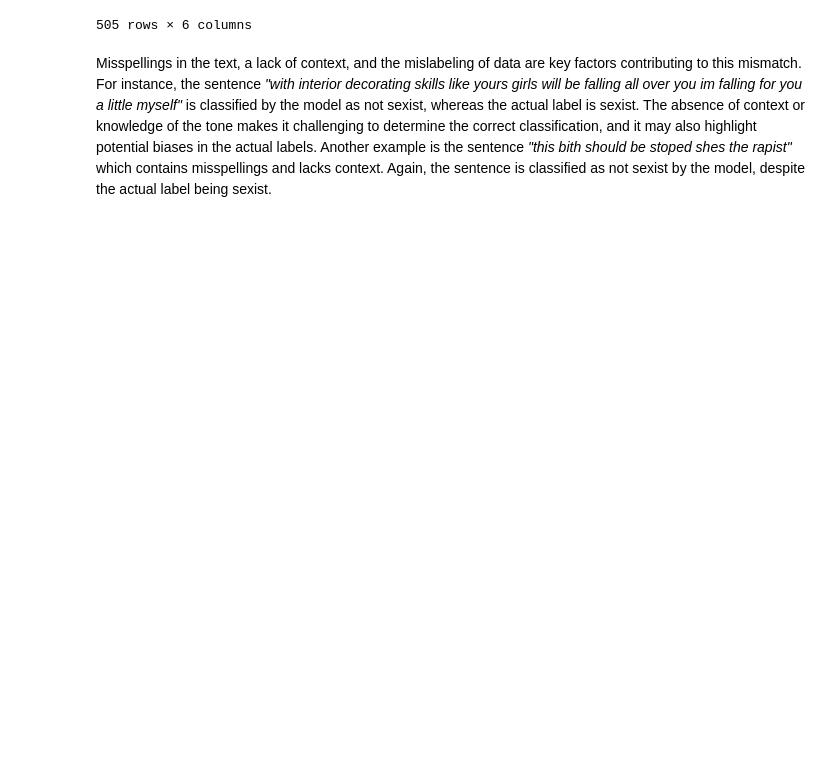
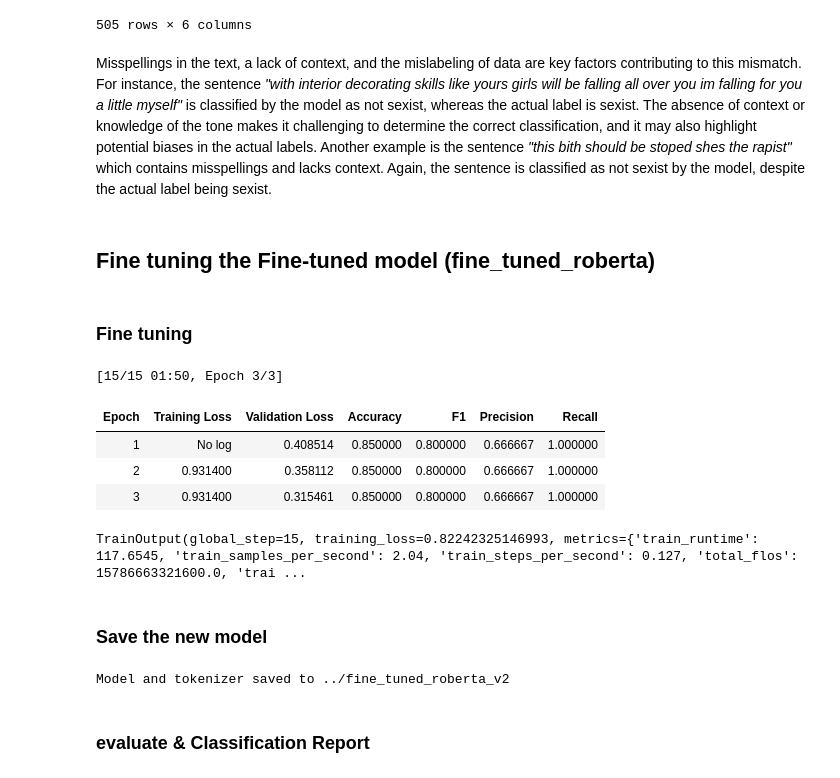
Before and after one commit to bayani2099/NLP-2025, a Jupyter notebook: Project/Code/DlModel-ROBERTA.ipynb, the cells around one changed output. Cells and saved outputs as stored; diff of their text form; code cells hidden in the pictures; blank space fills up the shorter version.

```diff
--- a/Project/Code/DlModel-ROBERTA.ipynb
+++ b/Project/Code/DlModel-ROBERTA.ipynb
@@ -294,3 +295,11 @@ mismatched_rows[columns].to_excel(output_path_mis, index=False)
 # %% [markdown]
 Misspellings in the text, a lack of context, and the mislabeling of data are key factors contributing to this mismatch. For instance, the sentence *"with interior decorating skills like yours girls will be falling all over you im falling for you a little myself"* is classified by the model as not sexist, whereas the actual label is sexist. The absence of context or knowledge of the tone makes it challenging to determine the correct classification, and it may also highlight potential biases in the actual labels.
 Another example is the sentence *"this bith should be stoped shes the rapist"* which contains misspellings and lacks context. Again, the sentence is classified as not sexist by the model, despite the actual label being sexist.
+# %% [markdown]
+## Fine tuning the Fine-tuned model (fine_tuned_roberta)
+# %%
+model_fine_tuned_roberta=RobertaForSequenceClassification.from_pretrained("fine_tuned_roberta")
+tokenizer_fine_tuned_roberta=RobertaTokenizer.from_pretrained("fine_tuned_roberta")
+
+def tokenize_data(examples):
+    return tokenizer_fine_tuned_roberta(examples["text"],truncation=True,padding="max_length",max_length=128)
@@ -296,0 +337,55 @@ Another example is the sentence *"this bith should be stoped shes the rapist"* w
+# %%
+def compute_metrics(eval_pred):
+    logits, labels = eval_pred
+    logits = torch.tensor(logits)  # Convert logits to a PyTorch tensor
+    predictions = torch.argmax(logits, dim=-1)  # Get predictions
+    predictions = predictions.numpy()  # Convert predictions to a NumPy array
+    # Labels are already NumPy arrays; no need for `.cpu()`
+    precision, recall, f1, _ = precision_recall_fscore_support(labels, predictions, average="binary")
+    acc = accuracy_score(labels, predictions)
+    return {"accuracy": acc, "f1": f1, "precision": precision, "recall": recall}
+
+training_args = TrainingArguments(
+    output_dir="./results",
+    evaluation_strategy="epoch",
+    save_strategy="epoch",
+    learning_rate=2e-5,
+    per_device_train_batch_size=16,
+    per_device_eval_batch_size=16,
+    num_train_epochs=3,
+    weight_decay=0.01,
+    logging_dir='./logs',
+    logging_steps=10,
+    load_best_model_at_end=True,
+    metric_for_best_model="accuracy",
+    save_total_limit=1)
+
+trainer_fine_tuned=Trainer(
+    model=model_fine_tuned_roberta,
+    args=training_args,
+    train_dataset=Train,
+    eval_dataset=Dev,
+    tokenizer=tokenizer_fine_tuned_roberta,
+    compute_metrics=compute_metrics)
+# %% [markdown]
+### Fine tuning
+# %%
+trainer_fine_tuned.train()
+# %% [output]
+[15/15 01:50, Epoch 3/3]
+| Epoch | Training Loss | Validation Loss | Accuracy | F1 | Precision | Recall |
+| 1 | No log | 0.408514 | 0.850000 | 0.800000 | 0.666667 | 1.000000 |
+| 2 | 0.931400 | 0.358112 | 0.850000 | 0.800000 | 0.666667 | 1.000000 |
+| 3 | 0.931400 | 0.315461 | 0.850000 | 0.800000 | 0.666667 | 1.000000 |
+TrainOutput(global_step=15, training_loss=0.82242325146993, metrics={'train_runtime': 117.6545, 'train_samples_per_second': 2.04, 'train_steps_per_second': 0.127, 'total_flos': 15786663321600.0, 'trai ...
+# %% [markdown]
+### Save the new model
+# %%
+output_dir = "../fine_tuned_roberta_v2"
+trainer_fine_tuned.save_model(output_dir)
+tokenizer_fine_tuned_roberta.save_pretrained(output_dir)
+print(f"Model and tokenizer saved to {output_dir}")
+# %% [output]
+Model and tokenizer saved to ../fine_tuned_roberta_v2
+# %% [markdown]
+### evaluate & Classification Report
```
Also changed, not shown: parts of 10 cells of this notebook.
